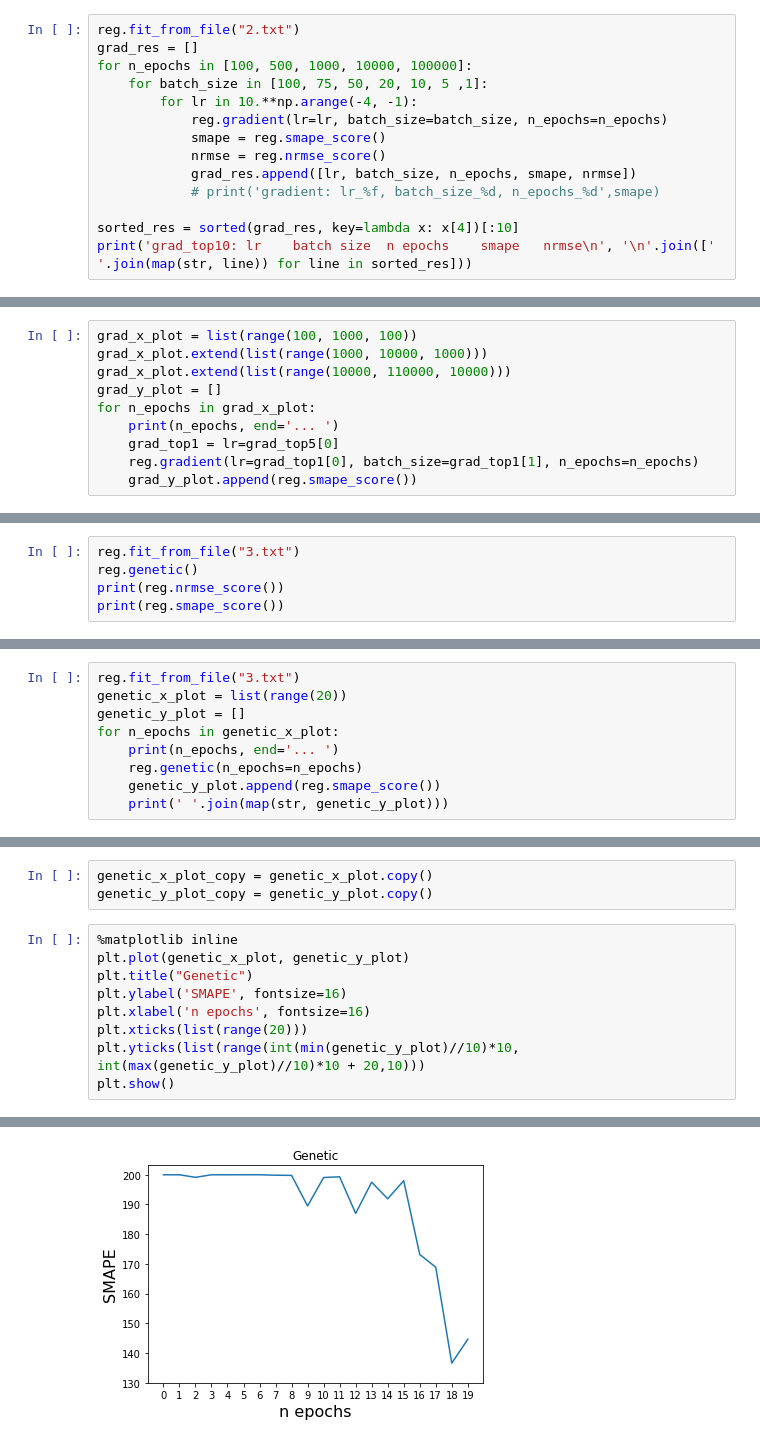
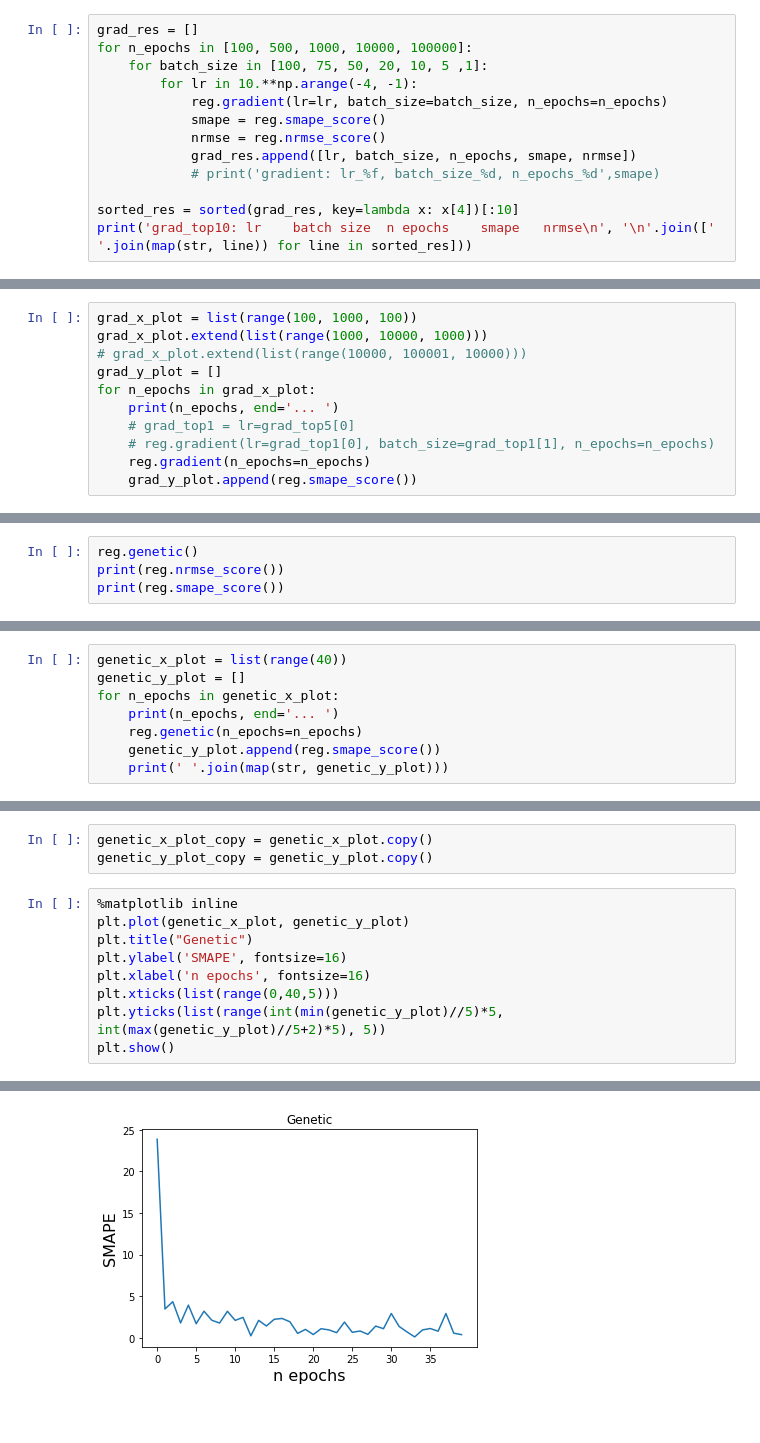
Before and after one commit to NeutralMike/ml_labs, a Jupyter notebook: 2.Linear/2.Linear.ipynb, the cells around one changed output, grey strips where cells are left out. Saved outputs shown, nothing was run; the diff lists cells and outputs as text.

Commit message:
2 genetic using deap

```diff
--- a/2.Linear/2.Linear.ipynb
+++ b/2.Linear/2.Linear.ipynb
@@ -159,5 +110,4 @@ print(reg.smape_score())
 # %%
-reg.fit_from_file("2.txt")
 grad_res = []
 for n_epochs in [100, 500, 1000, 10000, 100000]:
     for batch_size in [100, 75, 50, 20, 10, 5 ,1]:
@@ -201,11 +141,12 @@ grad_top5: lr    batch size  n epochs    smape   nrmse
 # %%
 grad_x_plot = list(range(100, 1000, 100))
 grad_x_plot.extend(list(range(1000, 10000, 1000)))
-grad_x_plot.extend(list(range(10000, 110000, 10000)))
+# grad_x_plot.extend(list(range(10000, 100001, 10000)))
 grad_y_plot = []
 for n_epochs in grad_x_plot:
     print(n_epochs, end='... ')
-    grad_top1 = lr=grad_top5[0]
-    reg.gradient(lr=grad_top1[0], batch_size=grad_top1[1], n_epochs=n_epochs)
+    # grad_top1 = lr=grad_top5[0]
+    # reg.gradient(lr=grad_top1[0], batch_size=grad_top1[1], n_epochs=n_epochs)
+    reg.gradient(n_epochs=n_epochs)
     grad_y_plot.append(reg.smape_score())
 # %% [output]
@@ -243,5 +168,4 @@ plt.show()
 # %%
-reg.fit_from_file("3.txt")
 reg.genetic()
 print(reg.nrmse_score())
 print(reg.smape_score())
@@ -266,6 +175,5 @@ print(reg.smape_score())
 # %%
-reg.fit_from_file("3.txt")
-genetic_x_plot = list(range(20))
+genetic_x_plot = list(range(40))
 genetic_y_plot = []
 for n_epochs in genetic_x_plot:
     print(n_epochs, end='... ')
@@ -302,7 +207,7 @@ plt.plot(genetic_x_plot, genetic_y_plot)
 plt.title("Genetic")
 plt.ylabel('SMAPE', fontsize=16)
 plt.xlabel('n epochs', fontsize=16)
-plt.xticks(list(range(20)))
-plt.yticks(list(range(int(min(genetic_y_plot)//10)*10, int(max(genetic_y_plot)//10)*10 + 20,10)))
+plt.xticks(list(range(0,40,5)))
+plt.yticks(list(range(int(min(genetic_y_plot)//5)*5, int(max(genetic_y_plot)//5+2)*5), 5))
 plt.show()
 # %% [output]
@@ -309 +215 @@ plt.show()
-[figure, old version]
+[figure, new version]
```
Also changed, not shown: parts of 13 cells of this notebook.
